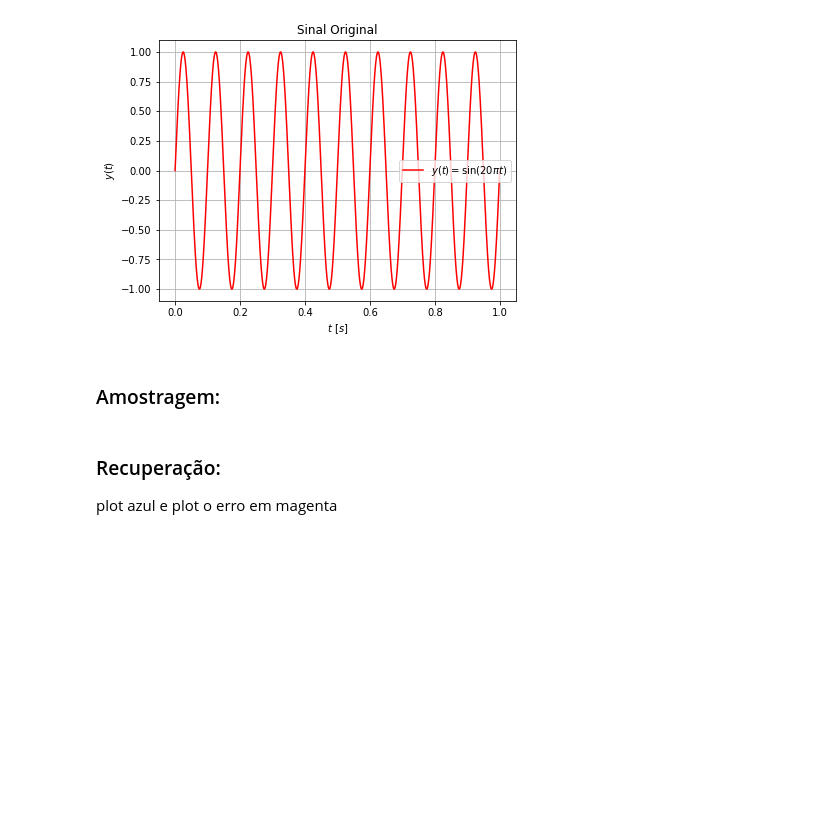
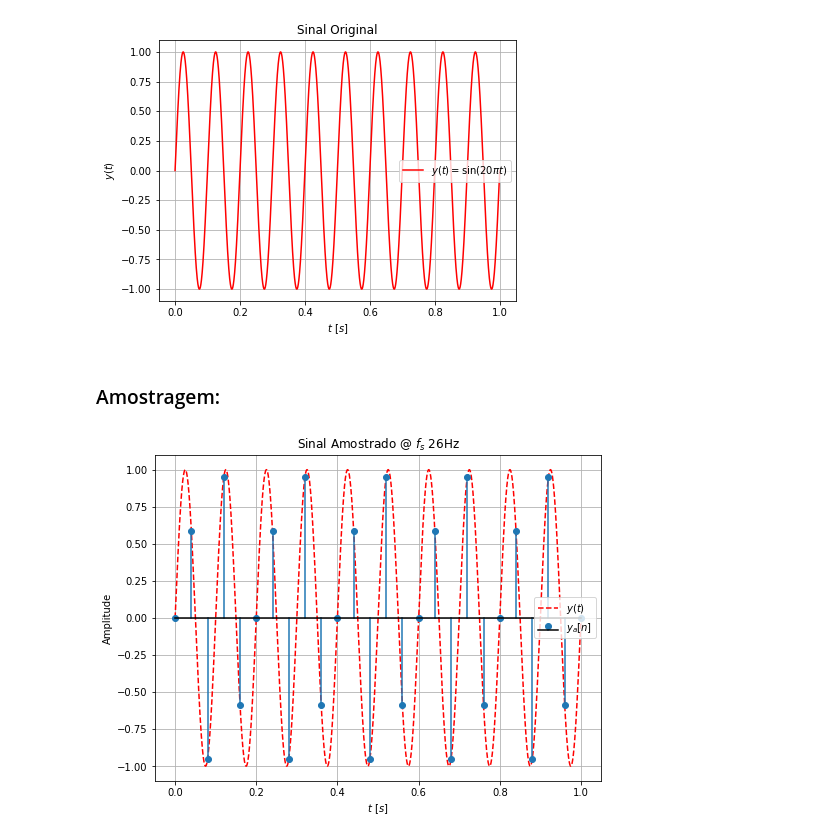
Before and after one commit to ezequiasjunior/pds_lab2019-1, a Jupyter notebook: pr-amostragem.ipynb, the cells around one changed output. Cells and saved outputs as stored; diff of their text form; code cells hidden in the pictures; blank space fills up the shorter version.

```diff
--- a/pr-amostragem.ipynb
+++ b/pr-amostragem.ipynb
@@ -19,8 +85,8 @@ from IPython.display import display
 # %% [markdown]
 ### Plotando sinal:
 # %%
-# Definindo sample rate global em 32k amostras em 1 segundo, simulando sinal o contínuo:
-sr = 32000
+# Definindo sample rate global em 3.2k amostras em 1 segundo, simulando sinal o contínuo:
+sr = 3200 # 3.2kHz
 
 # Valores de t in [0, 1] segundos:
 time = np.linspace(0, 1, sr)
@@ -45,29 +111,27 @@ plt.show()                                           # Mostra a figura
 # %% [markdown]
 ### Amostragem:
 # %%
-# Definindo frequência de amostragem:
-sample_freq = 51 #Hz
+# Definindo frequência de amostragem:                      Nyquist: 62.83185307179586 (2*pi*10)
+sample_freq = 26 #Hz
 
 # Instantes de tempo em que o sinal é amostrado:
 ts = np.linspace(0, 1, sample_freq)
 
 # Amostras do sinal
 samp_signal = np.sin(2*np.pi*freq*ts)
 
 # Plotagem do sinal amostrado e original
 dim = 1.25*6.4
 plt.figure('sampled_signal', figsize=[dim, 0.75*dim])
 plt.title('Sinal Amostrado @ $f_s$ {}Hz'.format(sample_freq))
 plt.xlabel('$t$ [$s$]')
 plt.ylabel('Amplitude')
 plt.plot(time, signal, 'r--', label='$y(t)$')
-plt.stem(ts, samp_signal, linefmt='-C0', markerfmt='C0o', basefmt='k-', label='$y_a(n)$')
+plt.stem(ts, samp_signal, linefmt='-C0', markerfmt='C0o', basefmt='k-', label='$y_a[n]$')
 plt.stem
 #plt.axis([-0.025, 1.025, -1.25, 1.25])              # Trata os eixos (opcional)
 plt.grid()                                           # Habilita o grid
 plt.legend(loc='best')#'upper right')                # Habilita a legenda (opcional)
 plt.show()                                           # Mostra a figura
+# %% [output]
+[figure, added]
-# %% [markdown]
-### Recuperação:
-
-plot azul e plot o erro em magenta
```
Also changed, not shown: parts of 18 cells of this notebook, 1 other file.
